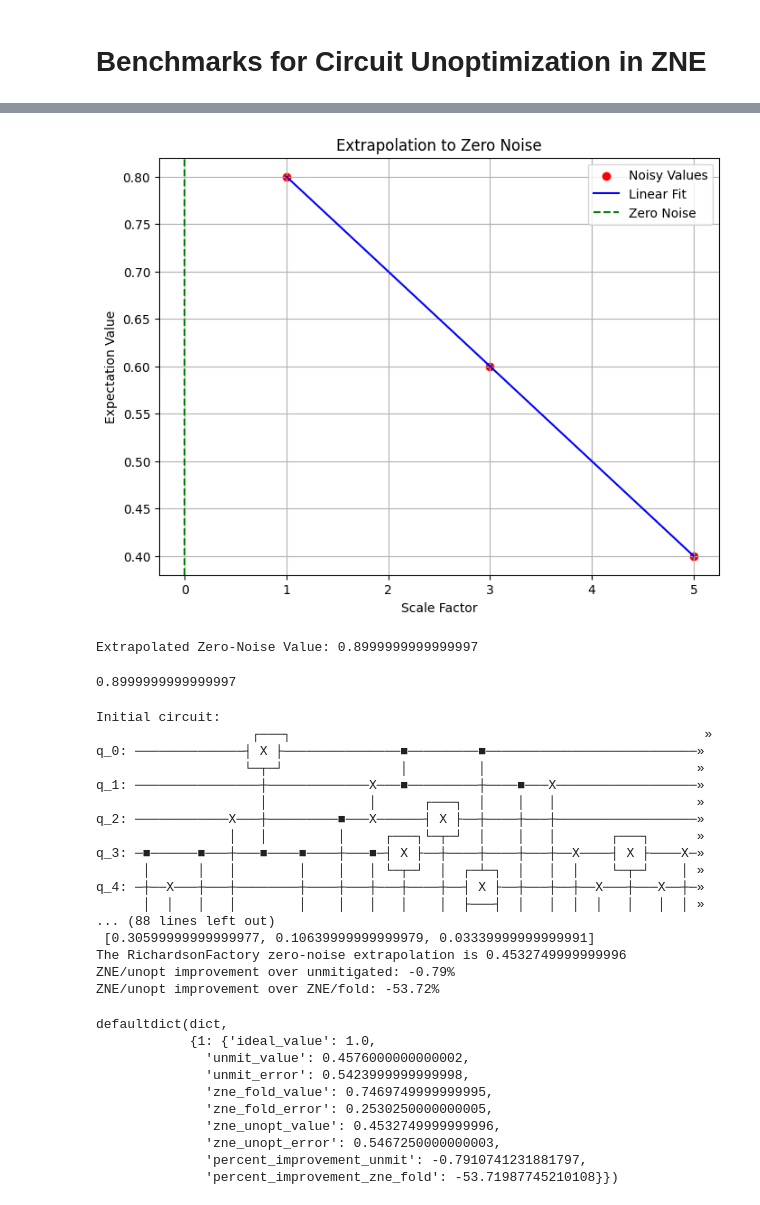
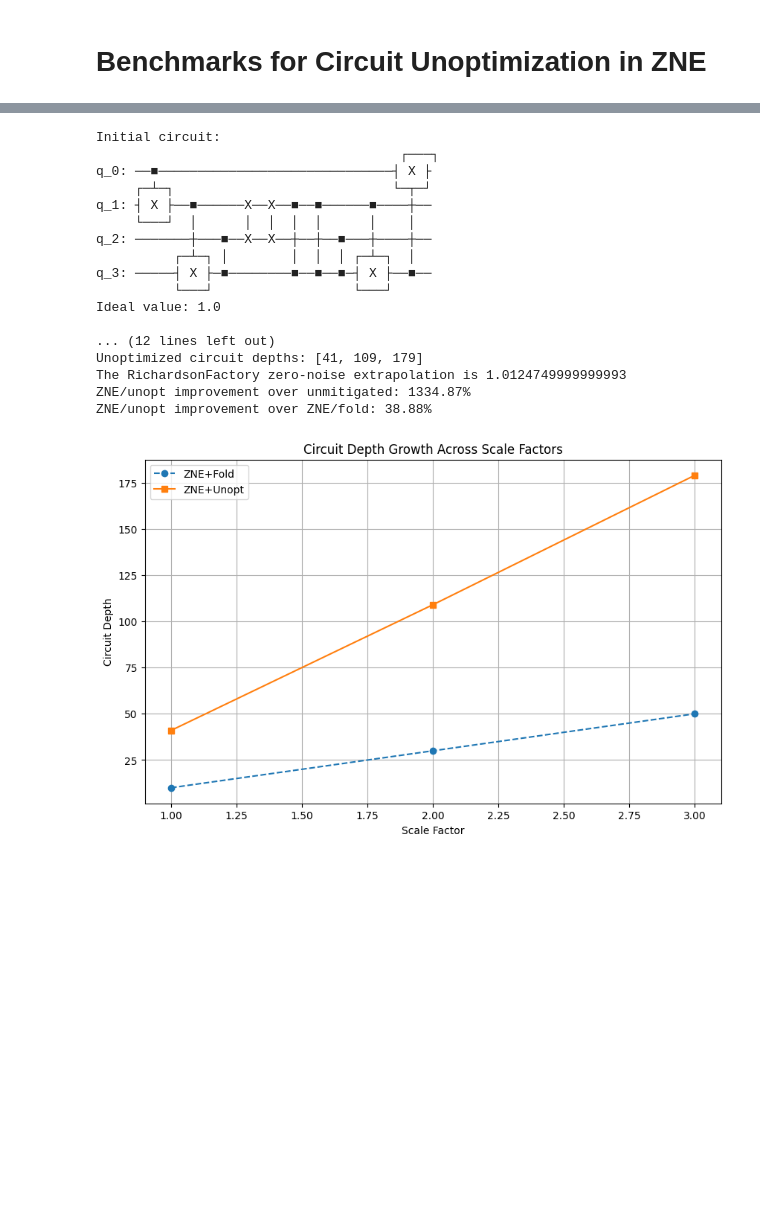
Before and after one commit to unitaryfund/circuit-unoptimization, a Jupyter notebook: notebooks/zne_benchmarks.ipynb, the cells around one changed output, grey strips where cells are left out. Cells and saved outputs as stored; diff of their text form; code cells hidden in the pictures; blank space fills up the shorter version.

Commit message:
feat: Refactoring QEM. Adding Benchmarks. Notebook with benchmark example.

```diff
--- a/notebooks/zne_benchmarks.ipynb
+++ b/notebooks/zne_benchmarks.ipynb
@@ -17,40 +7,25 @@ Depth Ratios (Original Depth / Depth After Iteration): [0.35789473684210527, 0.2
-# %%
-# Simulate noisy values for extrapolation (example values)
-scale_factors = [1, 3, 5]
-noisy_values = [0.8, 0.6, 0.4]
-extrapolation_fit(scale_factors, noisy_values)
-# %% [output]
-[figure, removed]
-Extrapolated Zero-Noise Value: 0.8999999999999997
-0.8999999999999997
 # %%
-qc = generate_random_two_qubit_gate_circuit(num_qubits=10, depth=15)
-bench(qc)
+qc = generate_random_two_qubit_gate_circuit(num_qubits=4, depth=5)
+
+results = bench(qc, verbose=True)
+
+plot_circuit_depths_from_results(results)
 # %% [output]
 Initial circuit:
-                    ┌───┐                                                     »
-q_0: ──────────────┤ X ├───────────────■─────────■───────────────────────────»
-                   └─┬─┘               │         │                           »
-q_1: ────────────────┼─────────────X───■─────────┼────■───X──────────────────»
-                     │             │      ┌───┐  │    │   │                  »
-q_2: ────────────X───┼─────────■───X──────┤ X ├──┼────┼───┼──────────────────»
-                 │   │         │     ┌───┐└─┬─┘  │    │   │       ┌───┐      »
-q_3: ─■──────■───┼───■────■────┼───■─┤ X ├──┼────┼────┼───┼──X────┤ X ├────X─»
-      │      │   │        │    │   │ └─┬─┘  │  ┌─┴─┐  │   │  │    └─┬─┘    │ »
-q_4: ─┼──X───┼───┼────────┼────┼───┼───┼────┼──┤ X ├──┼───┼──┼──X───┼───X──┼─»
-      │  │   │   │        │    │   │   │    │  ├───┤  │   │  │  │   │   │  │ »
-... (88 lines left out)
- [0.30599999999999977, 0.10639999999999979, 0.03339999999999991]
-The RichardsonFactory zero-noise extrapolation is 0.4532749999999996
-ZNE/unopt improvement over unmitigated: -0.79%
-ZNE/unopt improvement over ZNE/fold: -53.72%
+                                       ┌───┐
+q_0: ──■──────────────────────────────┤ X ├
+     ┌─┴─┐                            └─┬─┘
+q_1: ┤ X ├──■──────X──X──■──■──────■────┼──
+     └───┘  │      │  │  │  │      │    │
+q_2: ───────┼───■──X──X──┼──┼──■───┼────┼──
+          ┌─┴─┐ │        │  │  │ ┌─┴─┐  │
+q_3: ─────┤ X ├─■────────■──■──■─┤ X ├──■──
+          └───┘                  └───┘
+Ideal value: 1.0
+
+... (12 lines left out)
+Unoptimized circuit depths: [41, 109, 179]
+The RichardsonFactory zero-noise extrapolation is 1.0124749999999993
+ZNE/unopt improvement over unmitigated: 1334.87%
+ZNE/unopt improvement over ZNE/fold: 38.88%
-defaultdict(dict,
-            {1: {'ideal_value': 1.0,
-              'unmit_value': 0.4576000000000002,
-              'unmit_error': 0.5423999999999998,
-              'zne_fold_value': 0.7469749999999995,
-              'zne_fold_error': 0.2530250000000005,
-              'zne_unopt_value': 0.4532749999999996,
-              'zne_unopt_error': 0.5467250000000003,
-              'percent_improvement_unmit': -0.7910741231881797,
-              'percent_improvement_zne_fold': -53.71987745210108}})
+[figure, added]
```
Also changed, not shown: parts of 3 cells of this notebook, 3 other files.
